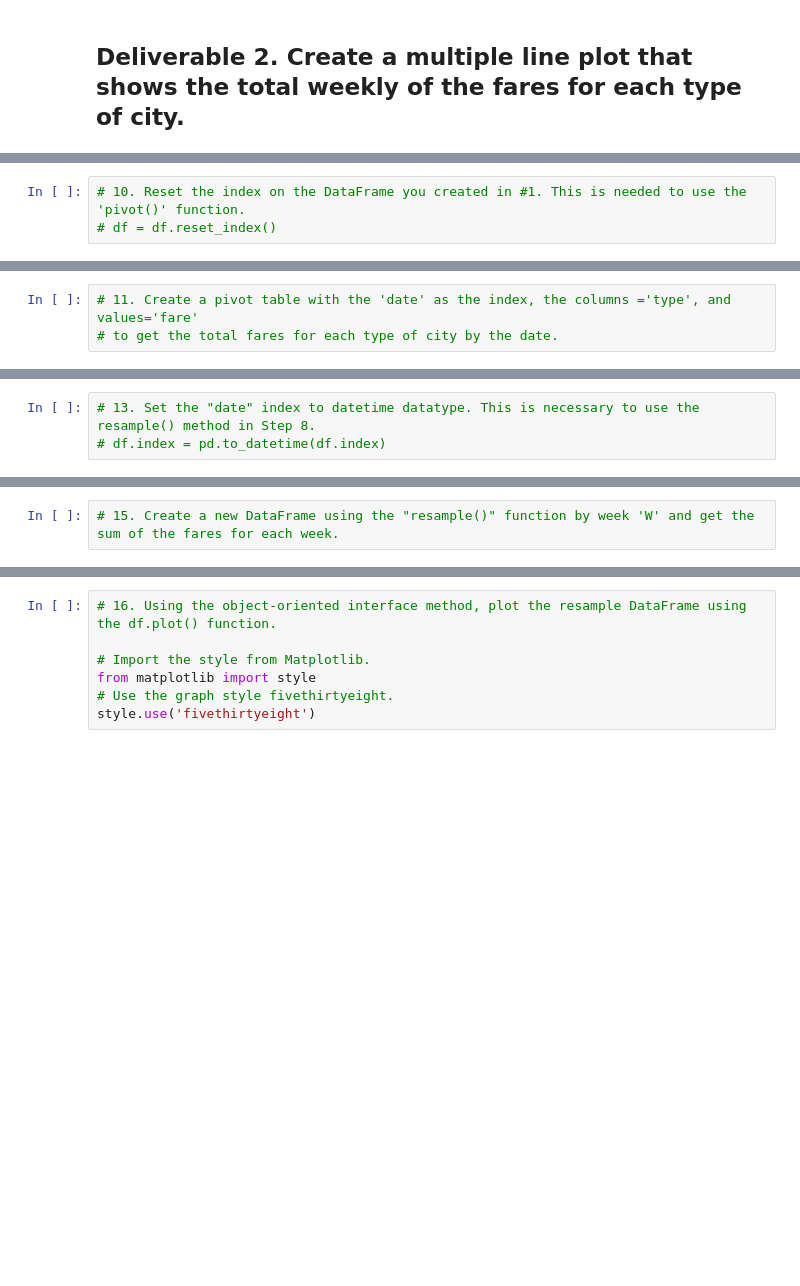
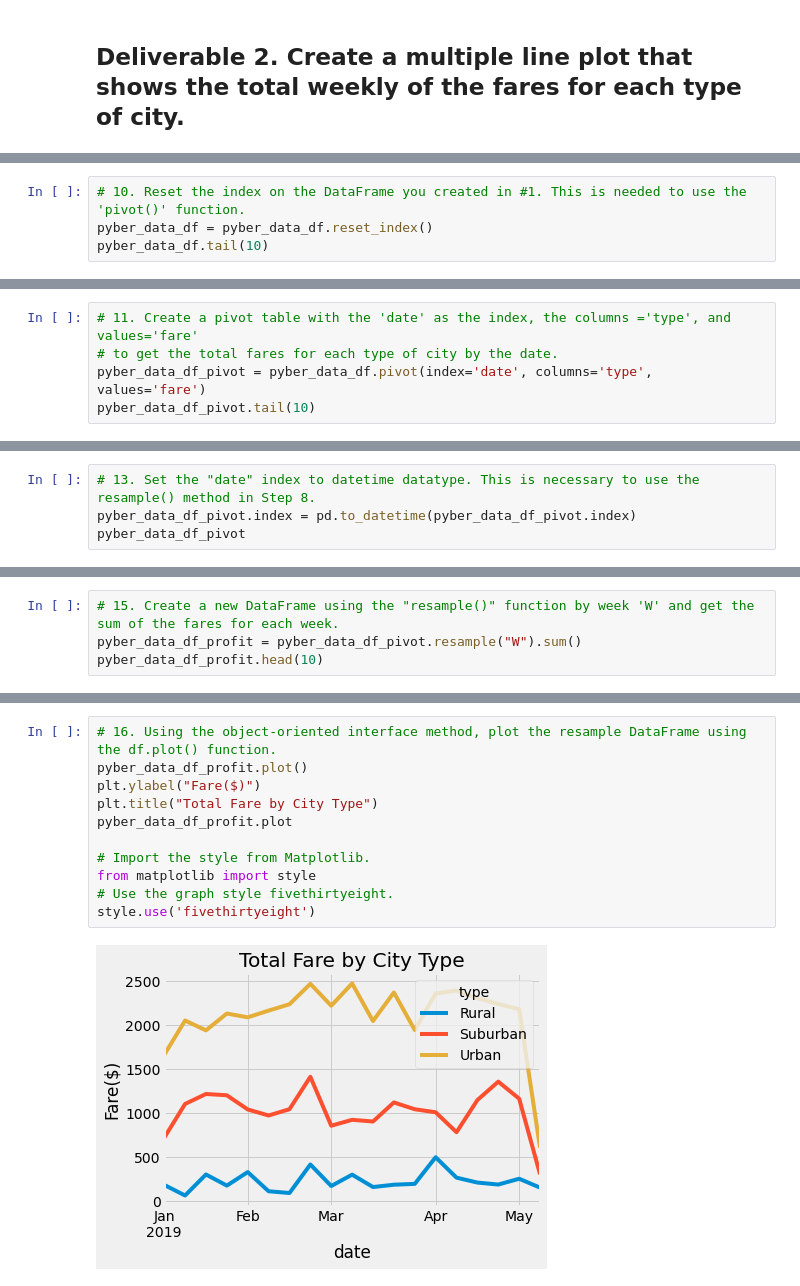
Before and after one commit to Duane93/Pyber_Analysis, a Jupyter notebook: PyBer_Challenge.ipynb, the cells around one changed output, grey strips where cells are left out. Saved outputs shown, nothing was run; the diff lists cells and outputs as text; blank space fills up the shorter version.

```diff
--- a/PyBer_Challenge.ipynb
+++ b/PyBer_Challenge.ipynb
@@ -98,3 +129,4 @@ pyber_summary_df.index.name = None
 # %%
 # 10. Reset the index on the DataFrame you created in #1. This is needed to use the 'pivot()' function.
-# df = df.reset_index()
+pyber_data_df = pyber_data_df.reset_index()
+pyber_data_df.tail(10)
@@ -101,3 +145,5 @@ pyber_summary_df.index.name = None
 # %%
 # 11. Create a pivot table with the 'date' as the index, the columns ='type', and values='fare'
 # to get the total fares for each type of city by the date.
+pyber_data_df_pivot = pyber_data_df.pivot(index='date', columns='type', values='fare')
+pyber_data_df_pivot.tail(10)
@@ -106,3 +170,4 @@ pyber_summary_df.index.name = None
 # %%
 # 13. Set the "date" index to datetime datatype. This is necessary to use the resample() method in Step 8.
-# df.index = pd.to_datetime(df.index)
+pyber_data_df_pivot.index = pd.to_datetime(pyber_data_df_pivot.index)
+pyber_data_df_pivot
@@ -111,2 +203,4 @@ pyber_summary_df.index.name = None
 # %%
 # 15. Create a new DataFrame using the "resample()" function by week 'W' and get the sum of the fares for each week.
+pyber_data_df_profit = pyber_data_df_pivot.resample("W").sum()
+pyber_data_df_profit.head(10)
@@ -113,7 +220,13 @@ pyber_summary_df.index.name = None
 # %%
 # 16. Using the object-oriented interface method, plot the resample DataFrame using the df.plot() function.
+pyber_data_df_profit.plot()
+plt.ylabel("Fare($)")
+plt.title("Total Fare by City Type")
+pyber_data_df_profit.plot
 
 # Import the style from Matplotlib.
 from matplotlib import style
 # Use the graph style fivethirtyeight.
 style.use('fivethirtyeight')
+# %% [output]
+[figure, added]
```
Also changed, not shown: parts of 19 cells of this notebook, 1 other file.
